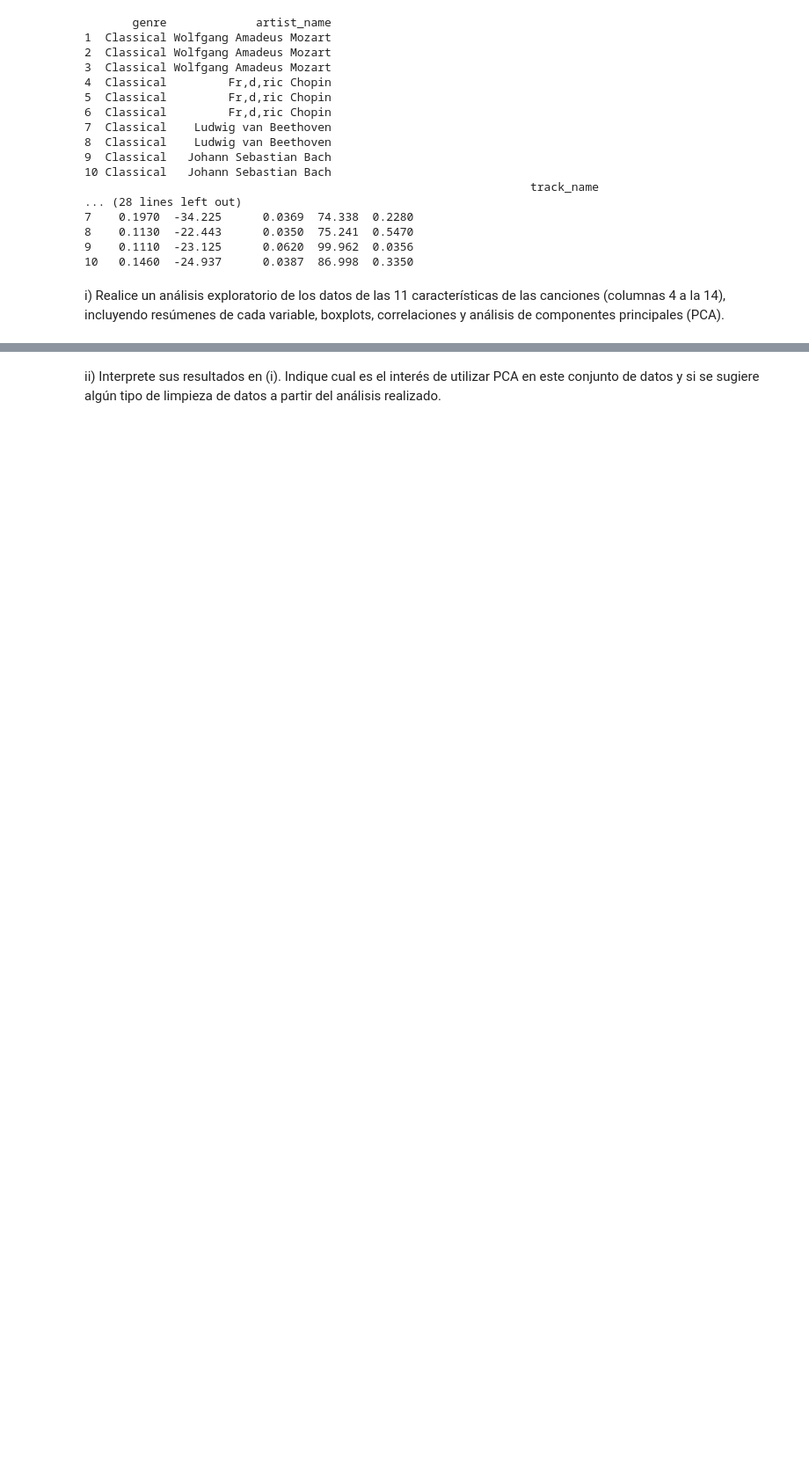
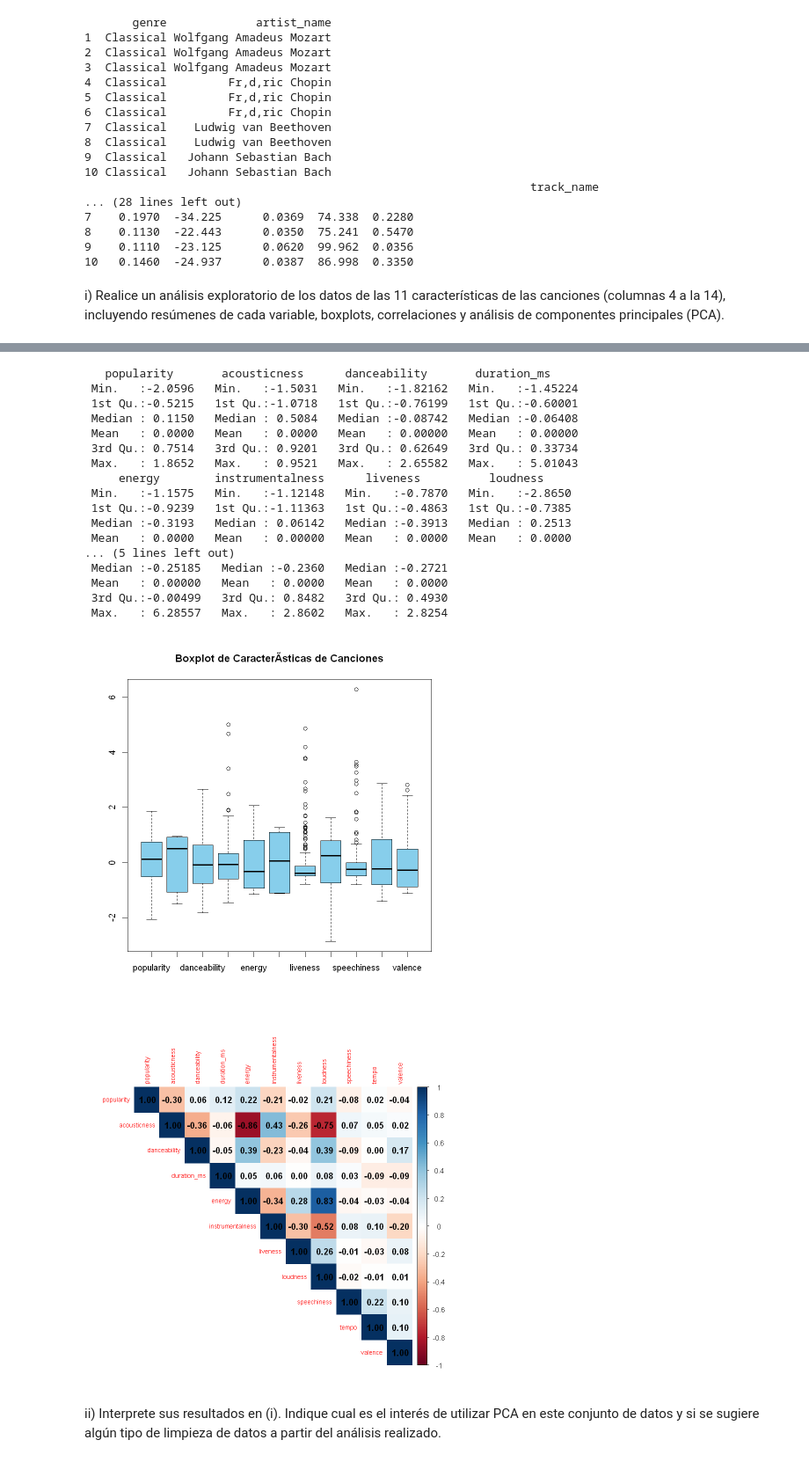
Before and after one commit to jorge-25/PCA, a Jupyter notebook: PCA/PCA.ipynb, the cells around one changed output, grey strips where cells are left out. Shown at 88% size. Cells and saved outputs as stored; diff of their text form; code cells hidden in the pictures; blank space fills up the shorter version.

Commit message:
data graphics

```diff
--- a/PCA/PCA.ipynb
+++ b/PCA/PCA.ipynb
@@ -543,6 +543,18 @@ data_selected = datos[,4:14]
 # Escalar datos
 apply(data_selected, 2, var) #varianza
 apply(data_selected, 2, mean) #promedio
+
+data_selected =  apply(data_selected, 2, scale)
+head(data_selected)
+apply(data_selected, 2, var)
+apply(data_selected, 2, mean)
+# fin escalar datos
+
+summary(data_selected)
+boxplot(data_selected, col = "skyblue", main = "Boxplot de Caracteristicas de Canciones")
+matrix_cor = cor(data_selected)
+
+corrplot(matrix_cor, method='color', type='upper', addCoef.col='black', tl.cex=0.7)
 # %% [output]
       popularity     acousticness     danceability      duration_ms
     3.554919e+02     1.645395e-01     3.164554e-02     1.665968e+10
@@ -559,2 +591,21 @@ apply(data_selected, 2, mean) #promedio
+   popularity       acousticness      danceability       duration_ms
+ Min.   :-2.0596   Min.   :-1.5031   Min.   :-1.82162   Min.   :-1.45224
+ 1st Qu.:-0.5215   1st Qu.:-1.0718   1st Qu.:-0.76199   1st Qu.:-0.60001
+ Median : 0.1150   Median : 0.5084   Median :-0.08742   Median :-0.06408
+ Mean   : 0.0000   Mean   : 0.0000   Mean   : 0.00000   Mean   : 0.00000
+ 3rd Qu.: 0.7514   3rd Qu.: 0.9201   3rd Qu.: 0.62649   3rd Qu.: 0.33734
+ Max.   : 1.8652   Max.   : 0.9521   Max.   : 2.65582   Max.   : 5.01043
+     energy        instrumentalness      liveness          loudness
+ Min.   :-1.1575   Min.   :-1.12148   Min.   :-0.7870   Min.   :-2.8650
+ 1st Qu.:-0.9239   1st Qu.:-1.11363   1st Qu.:-0.4863   1st Qu.:-0.7385
+ Median :-0.3193   Median : 0.06142   Median :-0.3913   Median : 0.2513
+ Mean   : 0.0000   Mean   : 0.00000   Mean   : 0.0000   Mean   : 0.0000
+... (5 lines left out)
+ Median :-0.25185   Median :-0.2360   Median :-0.2721
+ Mean   : 0.00000   Mean   : 0.0000   Mean   : 0.0000
+ 3rd Qu.:-0.00499   3rd Qu.: 0.8482   3rd Qu.: 0.4930
+ Max.   : 6.28557   Max.   : 2.8602   Max.   : 2.8254
+[figure, added]
+[figure, added]
 # %% [markdown]
 ii) Interprete sus resultados en (i). Indique cual es el interés de utilizar PCA en este conjunto de datos y si se sugiere algún tipo de limpieza de datos a partir del análisis realizado.
```
Also changed, not shown: parts of 1 cell of this notebook.
